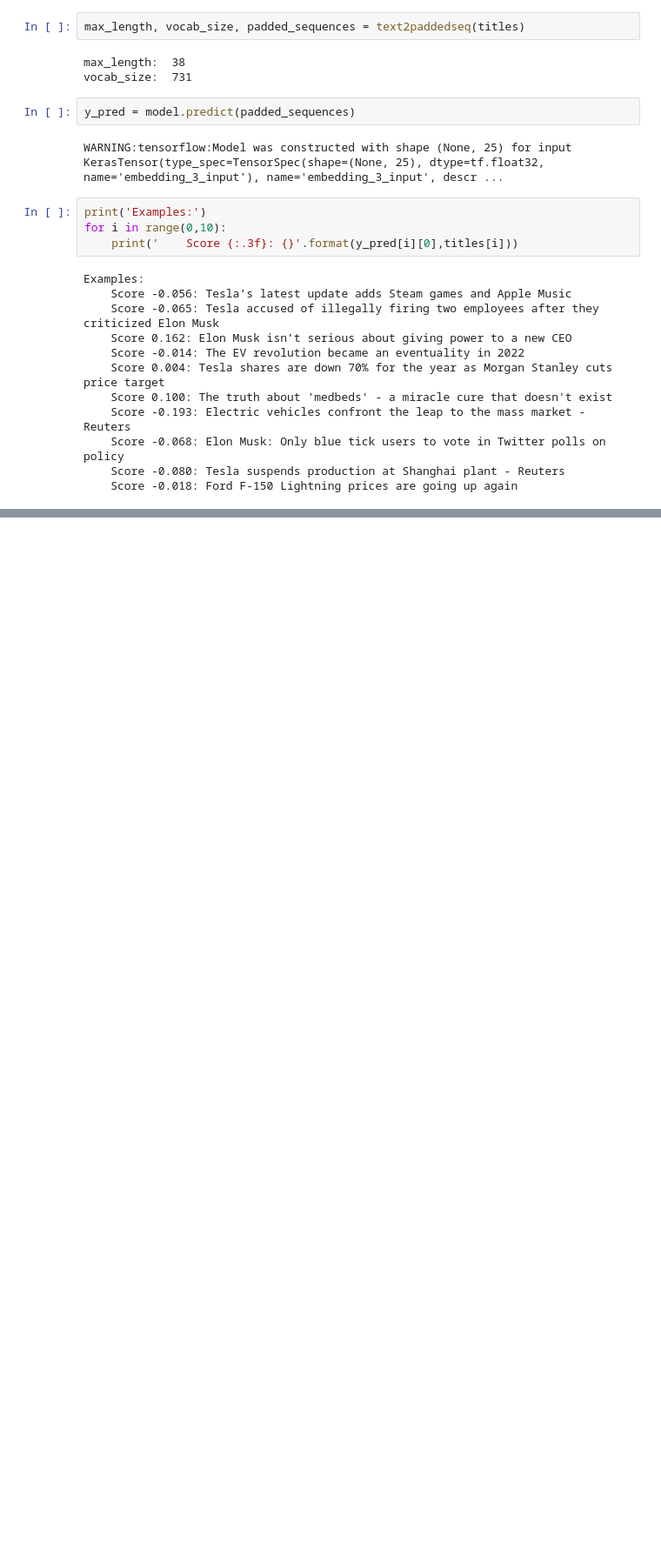
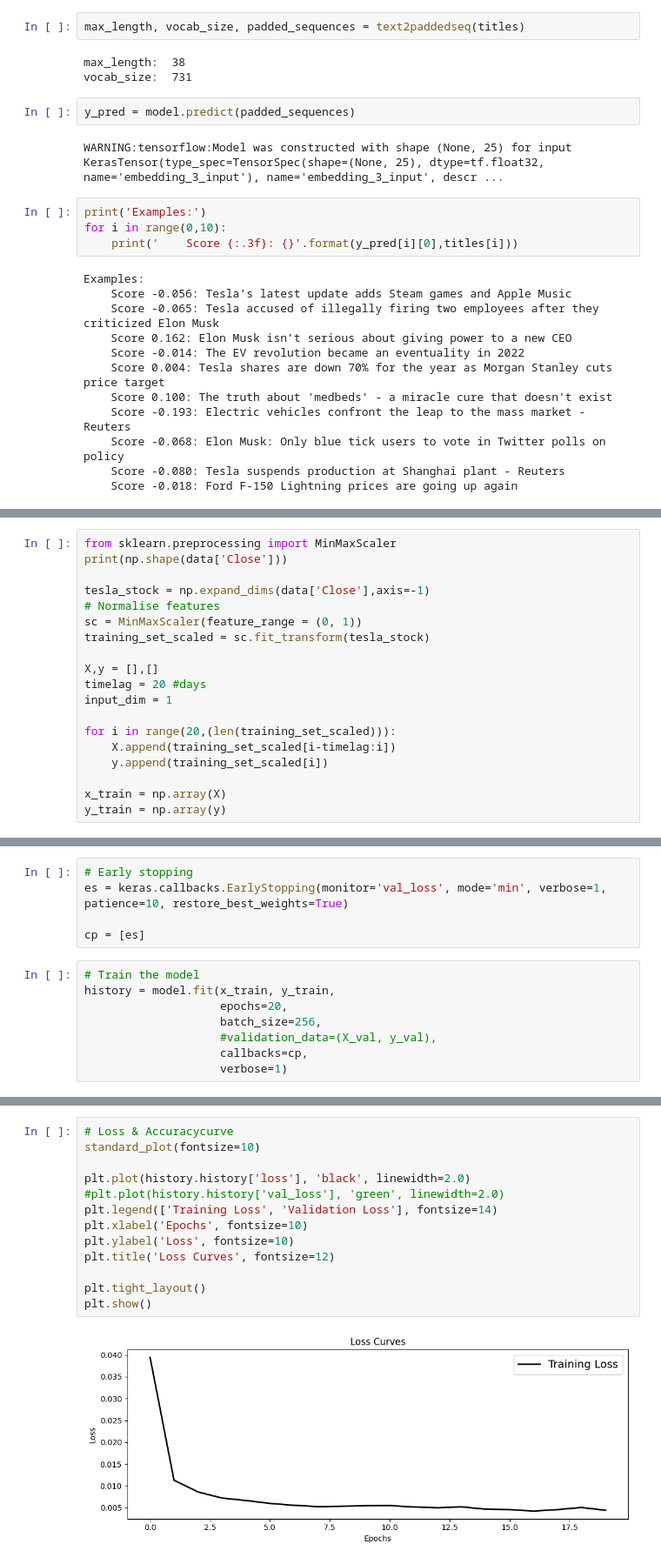
Before and after one commit to ludvigdoeser/scalableMLproject, a Jupyter notebook: News.ipynb, the cells around one changed output, grey strips where cells are left out. Shown at 87% size. Cells and saved outputs as stored; diff of their text form; blank space fills up the shorter version.

```diff
--- a/News.ipynb
+++ b/News.ipynb
@@ -583,0 +707,19 @@ NotFoundError: (Status 404) (Nasdaq Data Link Error QECx02) You have submitted a
+# %%
+from sklearn.preprocessing import MinMaxScaler
+print(np.shape(data['Close']))
+
+tesla_stock = np.expand_dims(data['Close'],axis=-1)
+# Normalise features
+sc = MinMaxScaler(feature_range = (0, 1))
+training_set_scaled = sc.fit_transform(tesla_stock)
+
+X,y = [],[]
+timelag = 20 #days
+input_dim = 1
+
+for i in range(20,(len(training_set_scaled))):
+    X.append(training_set_scaled[i-timelag:i])
+    y.append(training_set_scaled[i])
+
+x_train = np.array(X)
+y_train = np.array(y)
@@ -583,0 +756,13 @@ NotFoundError: (Status 404) (Nasdaq Data Link Error QECx02) You have submitted a
+# %%
+# Early stopping
+es = keras.callbacks.EarlyStopping(monitor='val_loss', mode='min', verbose=1, patience=10, restore_best_weights=True)
+
+cp = [es]
+# %%
+# Train the model
+history = model.fit(x_train, y_train,
+                    epochs=20,
+                    batch_size=256,
+                    #validation_data=(X_val, y_val),
+                    callbacks=cp,
+                    verbose=1)
@@ -583,0 +787,15 @@ NotFoundError: (Status 404) (Nasdaq Data Link Error QECx02) You have submitted a
+# %%
+# Loss & Accuracycurve
+standard_plot(fontsize=10)
+
+plt.plot(history.history['loss'], 'black', linewidth=2.0)
+#plt.plot(history.history['val_loss'], 'green', linewidth=2.0)
+plt.legend(['Training Loss', 'Validation Loss'], fontsize=14)
+plt.xlabel('Epochs', fontsize=10)
+plt.ylabel('Loss', fontsize=10)
+plt.title('Loss Curves', fontsize=12)
+
+plt.tight_layout()
+plt.show()
+# %% [output]
+[figure, added]
```
Also changed, not shown: parts of 35 cells of this notebook.
